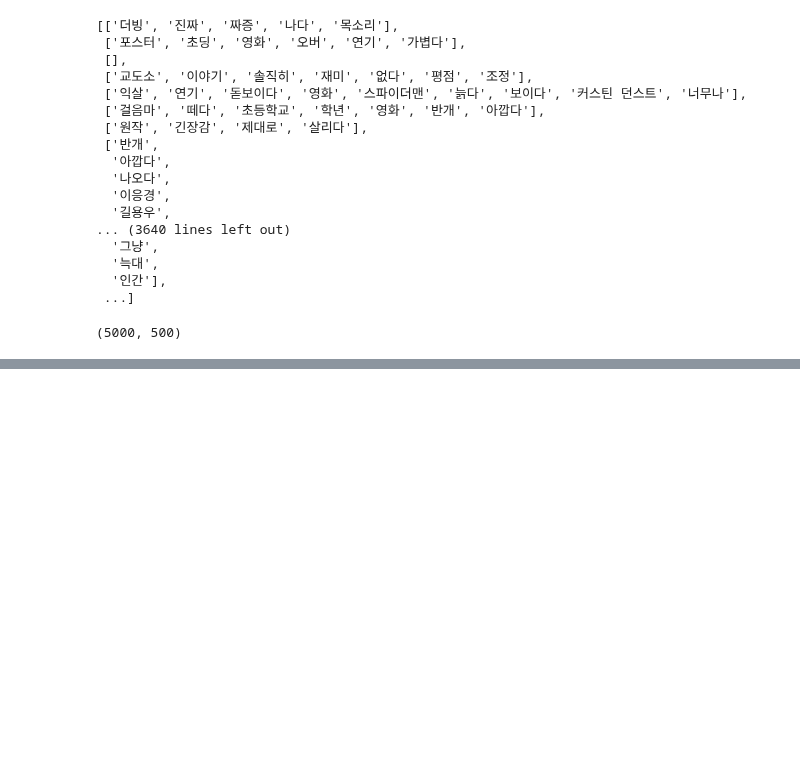
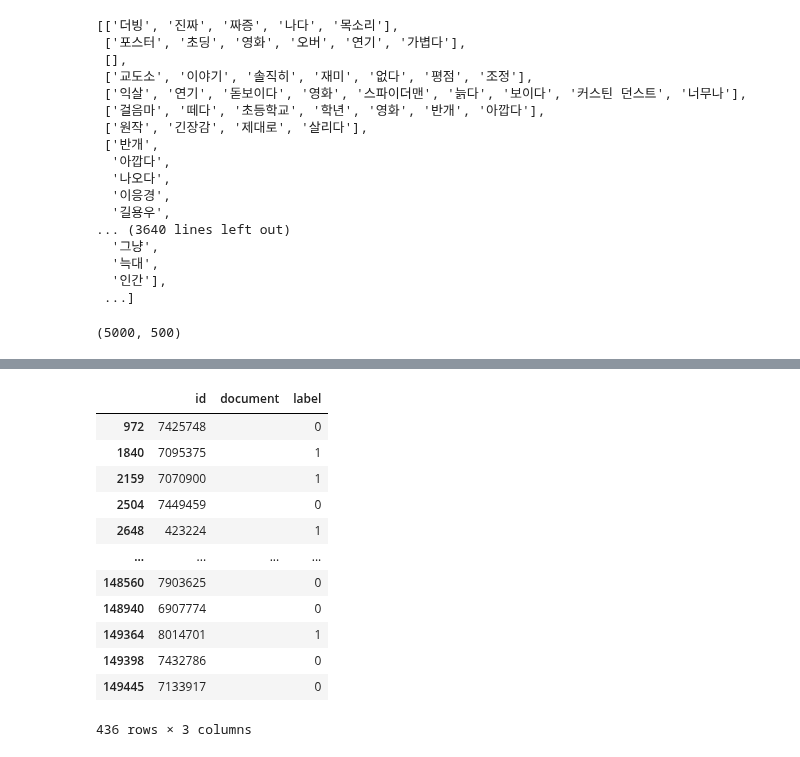
Before and after one commit to JungHyun7/multicam, a Jupyter notebook: 20251104/01_exam.ipynb, the cells around one changed output, grey strips where cells are left out. Saved outputs shown, nothing was run; the diff lists cells and outputs as text; code cells hidden in the pictures; blank space fills up the shorter version.

```diff
--- a/20251104/01_exam.ipynb
+++ b/20251104/01_exam.ipynb
@@ -177,0 +187,4 @@ weighted avg       0.75      0.74      0.74      1000
+# %%
+# 데이터 로드
+df = pd.read_csv("../data/ratings_train.txt", sep='\t')
+df.info()
@@ -177,0 +213,41 @@ weighted avg       0.75      0.74      0.74      1000
+# %%
+# 결측치를 제거
+df.dropna(inplace=True)
+# %%
+# 텍스트 정규화 함수
+def nomalize(text):
+    # text 매개변수에 들어오는 데이터?
+        # df에 있는 document 컬럼의 vlaues ->> 리뷰 데이터
+    # str(text) 사용하는 이유는?
+        # 리뷰의 데이터가 문자가 아닌 경우 문자형으로 변경
+    text = re.sub(r"[^각-힣0-9a-zA-Z\s\.]", " ", str(text))
+    text = re.sub(r"\s+", " ", text).strip()
+    return text
+# %%
+# df['document']에서 nomalize 함수를 이용
+# # nomalize에 들어가는 입자를문자열이 기본
+# nomalize(df['document']) 잘못된 부분
+# apply() 함수 -> 데ㅇ터프레이에서 사용하는 함수
+# ap() 함수를 비롯한 기능 각각의 원소들을 추출하여 어떤 작업(함수)들을
+# df.head().apply(lambda x : str(x), axis=1)
+# df.head().map(lambda x : print(X))
+df = df.applymap(nomalize)
+# %%
+# 빈 / 공백 텍스트 존쟇ㄹ 때
+df.loc[
+    df['document'].isin(["", " "])
+]
+# %% [output]
+|  | id | document | label |
+| 972 | 7425748 |  | 0 |
+| 1840 | 7095375 |  | 1 |
+| 2159 | 7070900 |  | 1 |
+| 2504 | 7449459 |  | 0 |
+| 2648 | 423224 |  | 1 |
+| ... | ... | ... | ... |
+| 148560 | 7903625 |  | 0 |
+| 148940 | 6907774 |  | 0 |
+| 149364 | 8014701 |  | 1 |
+| 149398 | 7432786 |  | 0 |
+| 149445 | 7133917 |  | 0 |
+436 rows × 3 columns
```
Also changed, not shown: parts of 31 cells of this notebook.
